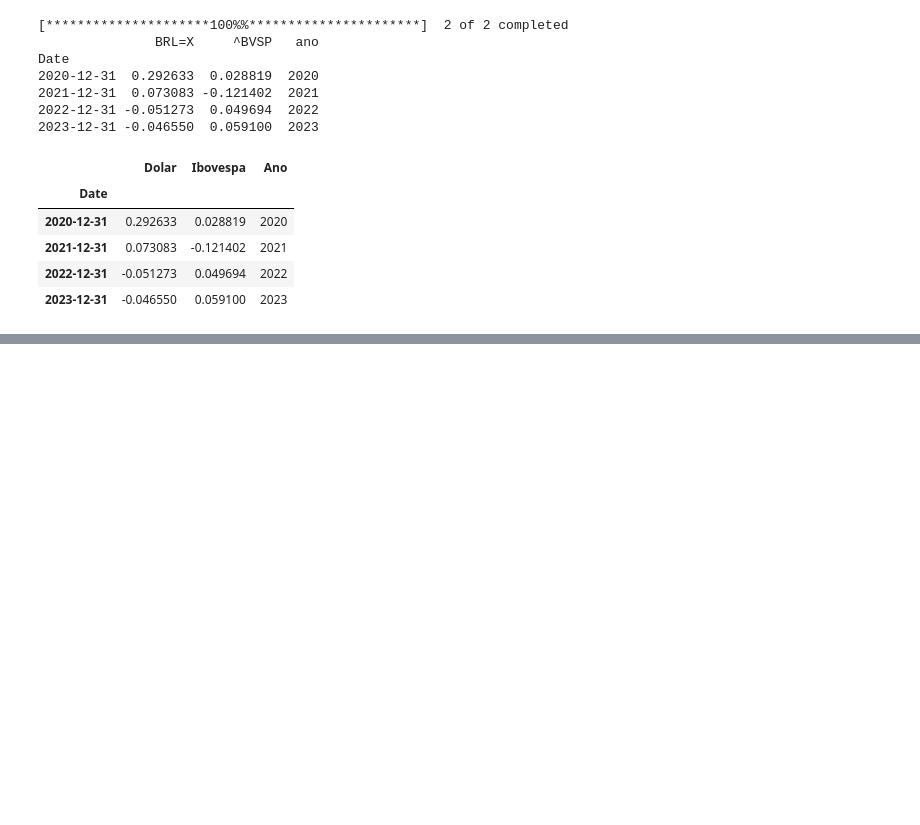
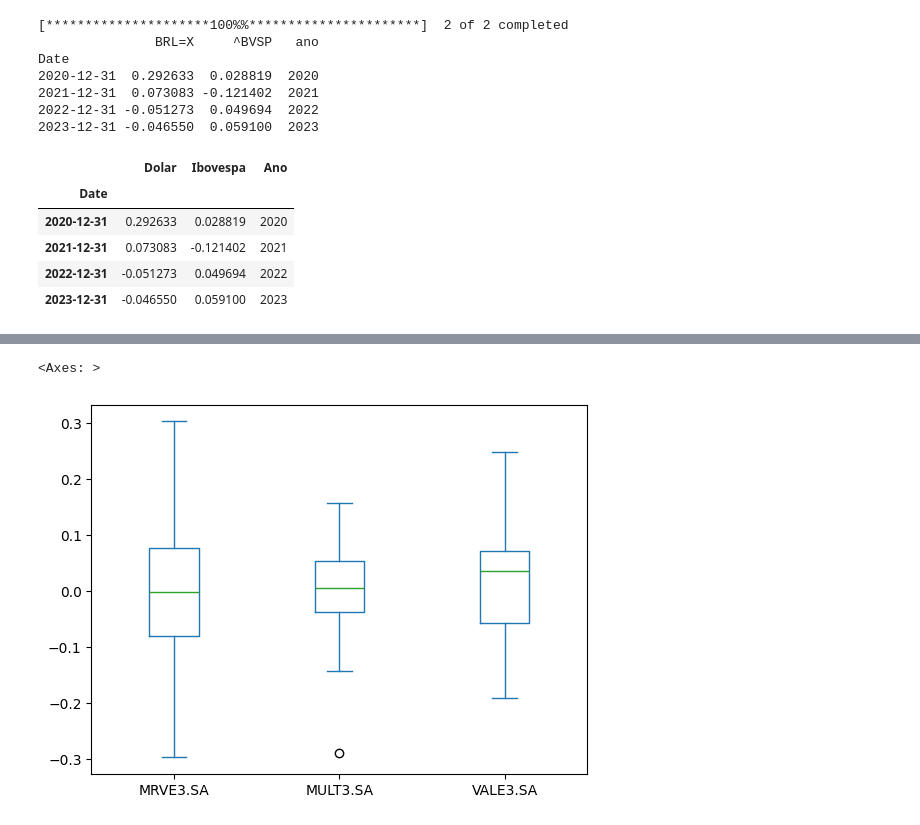
Before and after one commit to Moscarde/PythonDados, a Jupyter notebook: Modulo 5/Aula 2.ipynb, the cells around one changed output, grey strips where cells are left out. Drawn from its saved outputs; the diff is of its cells as text; code cells hidden in the pictures; blank space fills up the shorter version.

```diff
--- a/Modulo 5/Aula 2.ipynb
+++ b/Modulo 5/Aula 2.ipynb
@@ -242,0 +272,6 @@ cotacoes.plot.scatter(x = 'Dolar', y = 'Ibovespa', c = 'Ano', cmap = 'viridis')
+# %%
+retornos_mensais = dados_completo['Adj Close'].resample('M').mean().pct_change().dropna()
+retornos_mensais.plot.box()
+# %% [output]
+<Axes: >
+[figure, added]
```
Also changed, not shown: parts of 8 cells of this notebook, 3 other files.
